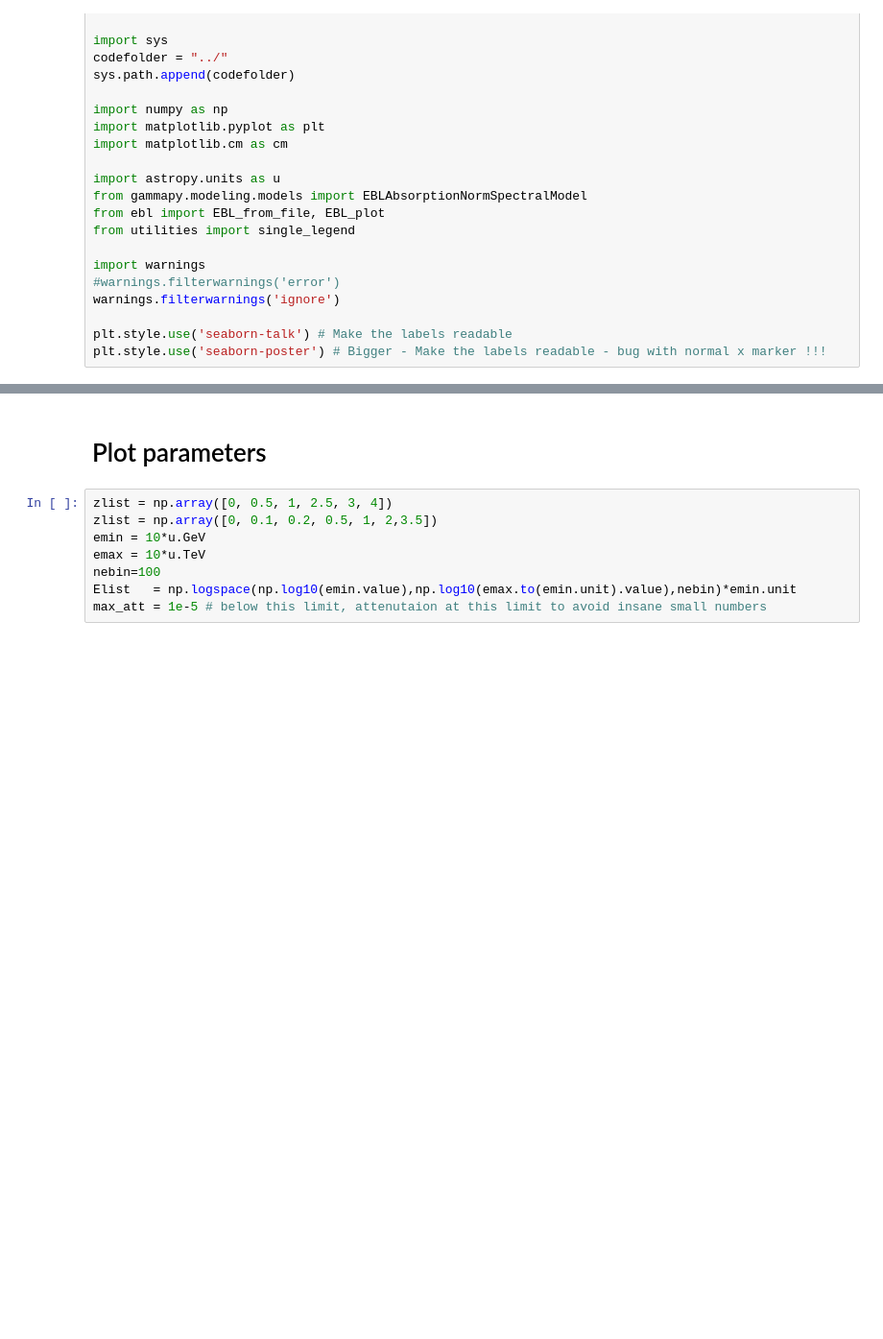
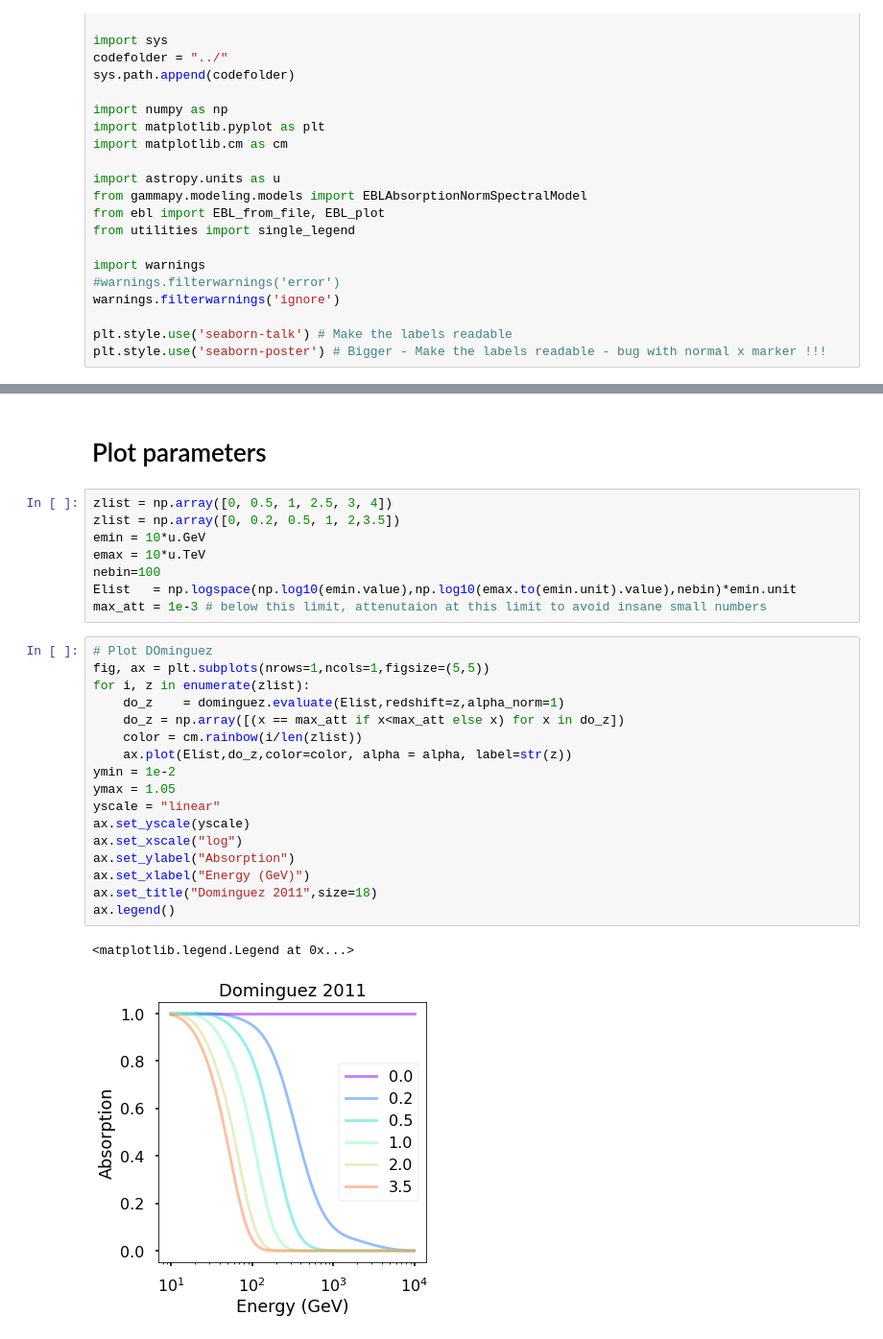
Before and after one commit to tstolarczyk/SoHAPPy, a Jupyter notebook: EBL/EBL_compare.ipynb, the cells around one changed output, grey strips where cells are left out. Shown: that part at 96% size. Drawn from its saved outputs; the diff is of its cells as text; blank space fills up the shorter version.

```diff
--- a/EBL/EBL_compare.ipynb
+++ b/EBL/EBL_compare.ipynb
@@ -35,11 +38,31 @@ finke        = EBLAbsorptionNormSpectralModel.read_builtin("finke")
-# %% [markdown]
-# Plot parameters
+# %% [markdown]
+# Plot parameters
 # %%
 zlist = np.array([0, 0.5, 1, 2.5, 3, 4])
-zlist = np.array([0, 0.1, 0.2, 0.5, 1, 2,3.5])
+zlist = np.array([0, 0.2, 0.5, 1, 2,3.5])
 emin = 10*u.GeV
 emax = 10*u.TeV
 nebin=100
 Elist   = np.logspace(np.log10(emin.value),np.log10(emax.to(emin.unit).value),nebin)*emin.unit
-max_att = 1e-5 # below this limit, attenutaion at this limit to avoid insane small numbers
+max_att = 1e-3 # below this limit, attenutaion at this limit to avoid insane small numbers
+# %%
+# Plot DOminguez
+fig, ax = plt.subplots(nrows=1,ncols=1,figsize=(5,5))
+for i, z in enumerate(zlist):
+    do_z    = dominguez.evaluate(Elist,redshift=z,alpha_norm=1)
+    do_z = np.array([(x == max_att if x<max_att else x) for x in do_z])
+    color = cm.rainbow(i/len(zlist))
+    ax.plot(Elist,do_z,color=color, alpha = alpha, label=str(z))
+ymin = 1e-2
+ymax = 1.05
+yscale = "linear"
+ax.set_yscale(yscale)
+ax.set_xscale("log")
+ax.set_ylabel("Absorption")
+ax.set_xlabel("Energy (GeV)")
+ax.set_title("Dominguez 2011",size=18)
+ax.legend()
+# %% [output]
+<matplotlib.legend.Legend at 0x...>
+[figure, added]
 # %%
```
Also changed, not shown: parts of 4 cells of this notebook, 1 other file.
